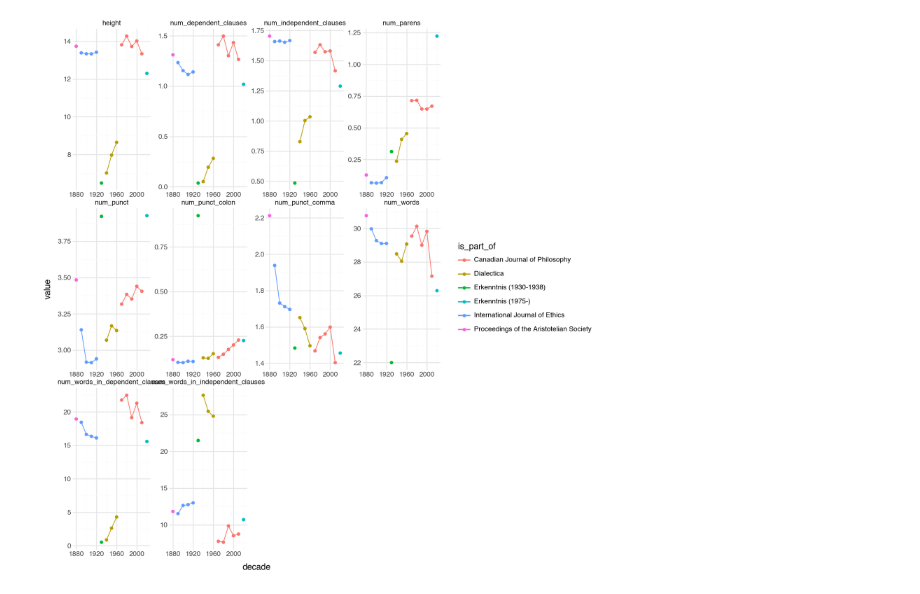
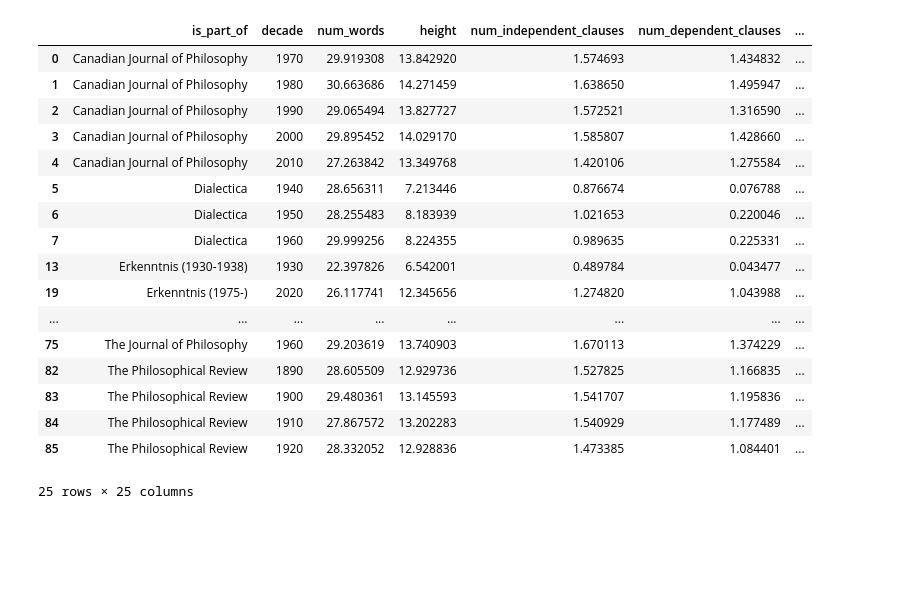
Before and after one commit to quadrismegistus/ordinary-style-philosophy, a Jupyter notebook: notebooks/JSTOR_Analysis.ipynb, the cells around one changed output. Cells and saved outputs as stored; diff of their text form; code cells hidden in the pictures; blank space fills up the shorter version.

```diff
--- a/notebooks/JSTOR_Analysis.ipynb
+++ b/notebooks/JSTOR_Analysis.ipynb
@@ -70,2 +110,5 @@ fig
 # %%
 # df_jstor_tree.iloc[0]
+s=(df_jstor_tree.groupby(['is_part_of','decade'])['id'].nunique() >= 25)
+ok = set(s[s].index)
+ok
@@ -72,11 +133,27 @@ fig
 # %%
-odf = df_jstor_tree.groupby(['is_part_of','decade']).mean(numeric_only=True)
-figdf = odf.drop(columns=['year','contributed_content','review_required']).reset_index().melt(id_vars=['decade','is_part_of'])
-figdf = figdf[(figdf['variable'] == 'num_words') | ~figdf['variable'].str.contains('per_word')]
-fig = p9.ggplot(
-    figdf,
-    p9.aes(x='decade', y='value', color='is_part_of')
-) + p9.geom_point() + p9.geom_line() + p9.theme_minimal() + p9.facet_wrap('variable', scales='free')
-fig
+p9.options.figure_size = (16, 9)
+p9.options.dpi = 300
+odf = df_jstor_tree.groupby(['is_part_of','decade']).mean(numeric_only=True).reset_index()
+odf['filter'] = list(zip(odf['is_part_of'], odf['decade']))
+# filter to only include journals with at least 10 articles per decade
+odf = odf[odf['filter'].isin(ok)]
+odf
 # %% [output]
-[figure, removed]
+|  | is_part_of | decade | num_words | height | num_independent_clauses | num_dependent_clauses | ... |
+| 0 | Canadian Journal of Philosophy | 1970 | 29.919308 | 13.842920 | 1.574693 | 1.434832 | ... |
+| 1 | Canadian Journal of Philosophy | 1980 | 30.663686 | 14.271459 | 1.638650 | 1.495947 | ... |
+| 2 | Canadian Journal of Philosophy | 1990 | 29.065494 | 13.827727 | 1.572521 | 1.316590 | ... |
+| 3 | Canadian Journal of Philosophy | 2000 | 29.895452 | 14.029170 | 1.585807 | 1.428660 | ... |
+| 4 | Canadian Journal of Philosophy | 2010 | 27.263842 | 13.349768 | 1.420106 | 1.275584 | ... |
+| 5 | Dialectica | 1940 | 28.656311 | 7.213446 | 0.876674 | 0.076788 | ... |
+| 6 | Dialectica | 1950 | 28.255483 | 8.183939 | 1.021653 | 0.220046 | ... |
+| 7 | Dialectica | 1960 | 29.999256 | 8.224355 | 0.989635 | 0.225331 | ... |
+| 13 | Erkenntnis (1930-1938) | 1930 | 22.397826 | 6.542001 | 0.489784 | 0.043477 | ... |
+| 19 | Erkenntnis (1975-) | 2020 | 26.117741 | 12.345656 | 1.274820 | 1.043988 | ... |
+| ... | ... | ... | ... | ... | ... | ... | ... |
+| 75 | The Journal of Philosophy | 1960 | 29.203619 | 13.740903 | 1.670113 | 1.374229 | ... |
+| 82 | The Philosophical Review | 1890 | 28.605509 | 12.929736 | 1.527825 | 1.166835 | ... |
+| 83 | The Philosophical Review | 1900 | 29.480361 | 13.145593 | 1.541707 | 1.195836 | ... |
+| 84 | The Philosophical Review | 1910 | 27.867572 | 13.202283 | 1.540929 | 1.177489 | ... |
+| 85 | The Philosophical Review | 1920 | 28.332052 | 12.928836 | 1.473385 | 1.084401 | ... |
+25 rows × 25 columns
```
Also changed, not shown: parts of 7 cells of this notebook, 2 other files.
